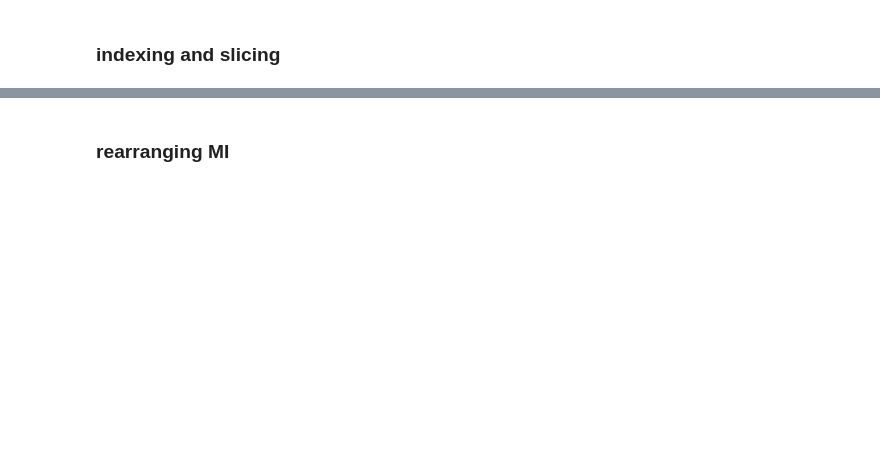
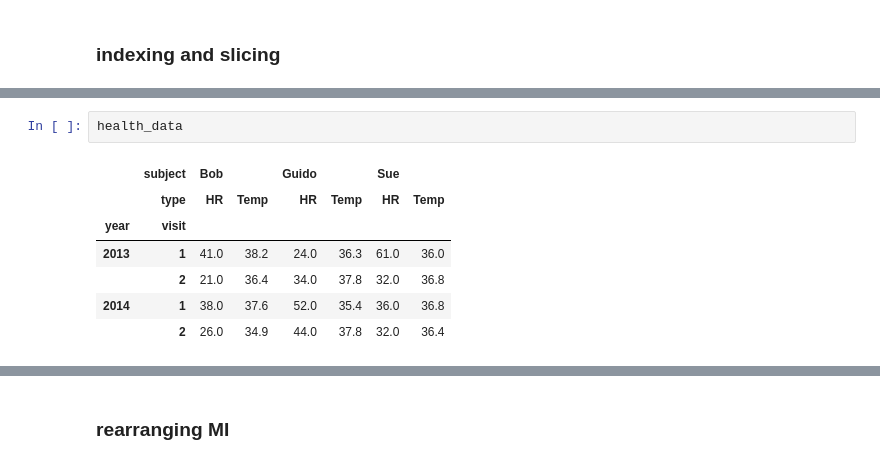
Before and after one commit to 0xdomyz/python_collection, a Jupyter notebook: data/pandas_tute/index_select/hierarchical.ipynb, the cells around one changed output, grey strips where cells are left out. Cells and saved outputs as stored; diff of their text form; blank space fills up the shorter version.

```diff
--- a/data/pandas_tute/index_select/hierarchical.ipynb
+++ b/data/pandas_tute/index_select/hierarchical.ipynb
@@ -56,0 +240,10 @@ dtype: int64
+# %%
+health_data
+# %% [output]
+|  | subject | Bob |  | Guido |  | Sue |  |
+|  | type | HR | Temp | HR | Temp | HR | Temp |
+| year | visit |  |  |  |  |  |  |
+| 2013 | 1 | 41.0 | 38.2 | 24.0 | 36.3 | 61.0 | 36.0 |
+|  | 2 | 21.0 | 36.4 | 34.0 | 37.8 | 32.0 | 36.8 |
+| 2014 | 1 | 38.0 | 37.6 | 52.0 | 35.4 | 36.0 | 36.8 |
+|  | 2 | 26.0 | 34.9 | 44.0 | 37.8 | 32.0 | 36.4 |
```
Also changed, not shown: parts of 41 cells of this notebook.
